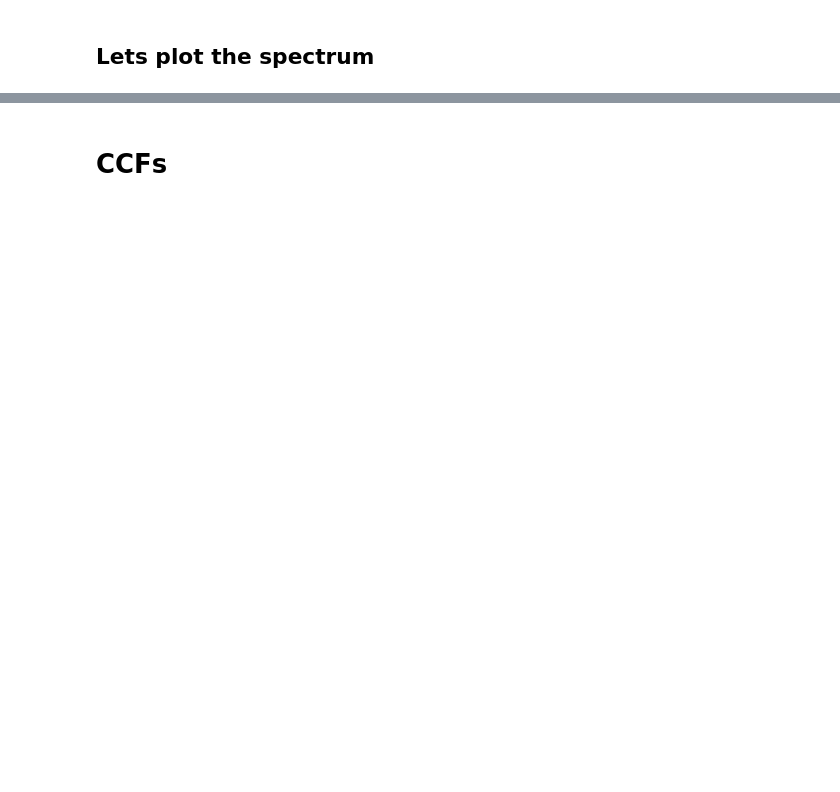
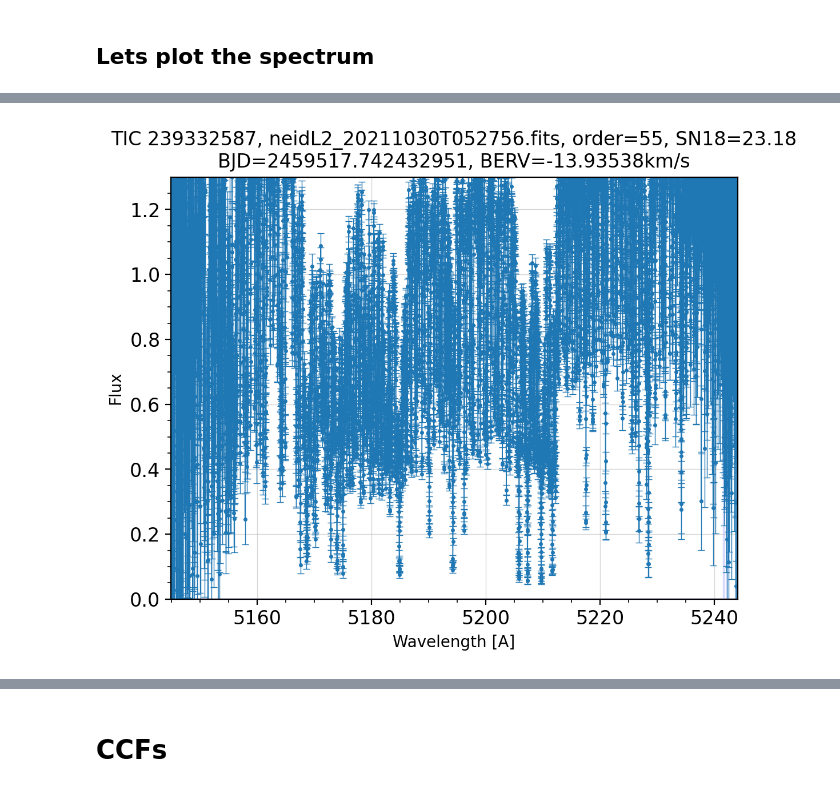
Before and after one commit to Roan-Arendtsz/neidspec, a Jupyter notebook: notebooks/01 - NEIDSpec Tutorial.ipynb, the cells around one changed output, grey strips where cells are left out. Drawn from its saved outputs; the diff is of its cells as text; code cells hidden in the pictures; blank space fills up the shorter version.

Commit message:
change for neid

```diff
--- a/notebooks/01 - NEIDSpec Tutorial.ipynb
+++ b/notebooks/01 - NEIDSpec Tutorial.ipynb
@@ -60,7 +60,7 @@ array([           nan,            nan,     0.        ,  3570.94367126,
 # The function reads in the object name from the header
 # If ccf_redshift is true, then it will redshift the wavelength to the stellar frame
 # i.e., this takes out the absolute redshift estimated by calculating a CCF
-N = neidspec.NEIDSpectrum("/home/tehan/Documents/NeidSpecMatch/library/FITS/neidL2_20210805T053326.fits",ccf_redshift=True)
+N = neidspec.NEIDSpectrum("/home/tehan/Documents/NeidSpecMatch/FITS/neidL2_20211030T052756.fits",ccf_redshift=True)
 # %%
 # Barycentric julian date of the observation
 N.bjd
@@ -97,3 +109,5 @@ N.plot_order(102,deblazed=False)
 # %%
-N.plot_order(102,deblazed=True)
+N.plot_order(55,deblazed=True)
+# %% [output]
+[figure, added]
 # %%
```
Also changed, not shown: parts of 20 cells of this notebook, 4 other files.
